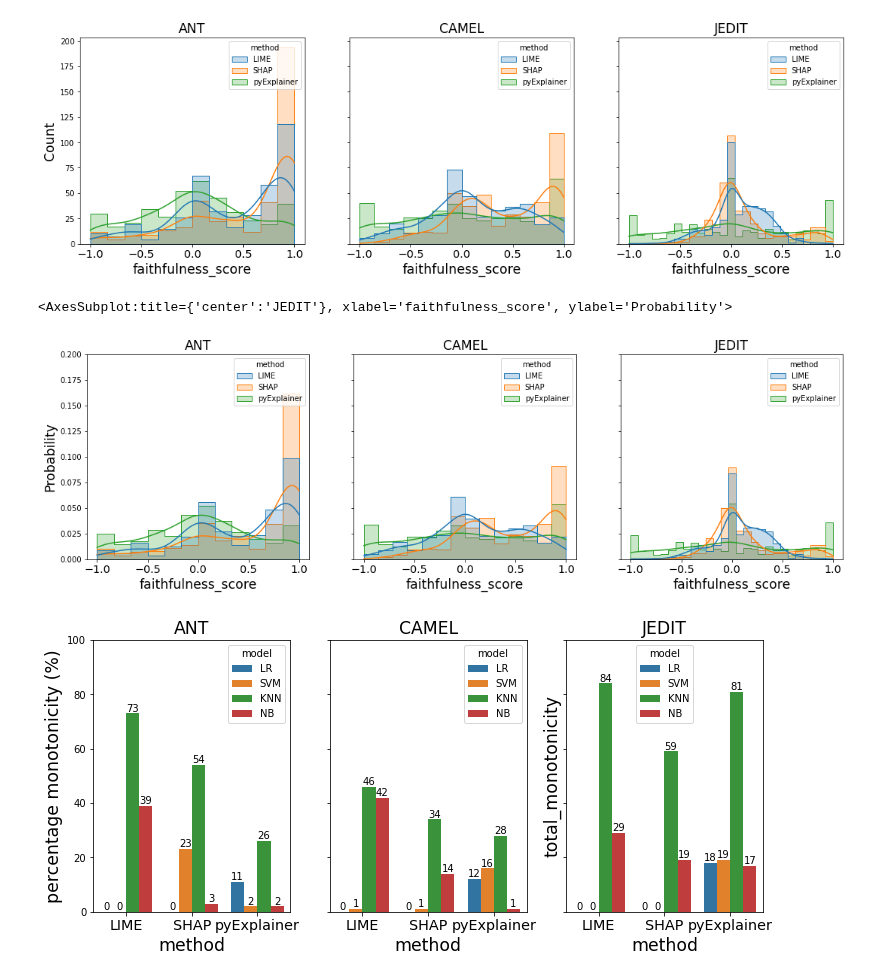
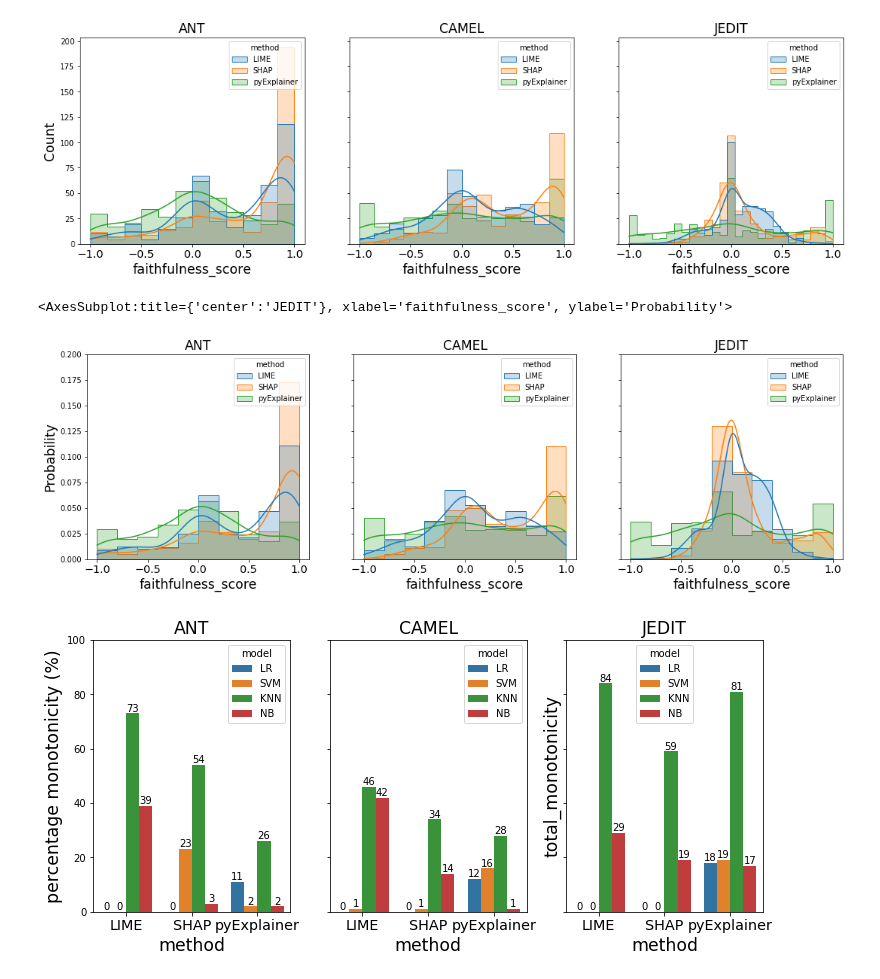
Before and after one commit to shinwenyip/xai-swe, a Jupyter notebook: charts.ipynb, the cells around one changed output. Saved outputs shown, nothing was run; the diff lists cells and outputs as text; code cells hidden in the pictures.

```diff
--- a/charts.ipynb
+++ b/charts.ipynb
@@ -203,28 +203,28 @@ plot3= sns.histplot(data=metric1dsJEDIT,x='faithfulness_score',hue='method',ax=a
 # %%
 file = 'eval_results/fs.csv'
 metric1ds = pd.read_csv(file)
 metric1dsANT = metric1ds[metric1ds.project == 'ANT']
 metric1dsCAMEL = metric1ds[metric1ds.project == 'CAMEL']
 metric1dsJEDIT = metric1ds[metric1ds.project == 'JEDIT']
 
 fig, axs= plt.subplots(1,3,figsize=(18,5), sharey='row')
 
 axs[0].set_title('ANT')
 axs[1].set_title('CAMEL')
 axs[2].set_title('JEDIT')
 
 plt.ylim([0,0.2])
-sns.histplot(data=metric1dsANT,x='faithfulness_score',hue='method',ax=axs[0],element="step",stat="probability",kde=True)
-sns.histplot(data=metric1dsCAMEL,x='faithfulness_score',hue='method',ax=axs[1],element="step",stat="probability",kde=True)
-sns.histplot(data=metric1dsJEDIT,x='faithfulness_score',hue='method',ax=axs[2],element="step",stat="probability",kde=True)
+sns.histplot(data=metric1dsANT,x='faithfulness_score',hue='method',ax=axs[0],element="step",stat="probability",kde=True,binwidth=0.2)
+sns.histplot(data=metric1dsCAMEL,x='faithfulness_score',hue='method',ax=axs[1],element="step",stat="probability",kde=True,binwidth=0.2)
+sns.histplot(data=metric1dsJEDIT,x='faithfulness_score',hue='method',ax=axs[2],element="step",stat="probability",kde=True,binwidth=0.2)
 
 
 # plot1= sns.histplot(data=metric1dsANT,x='faithfulness_score',hue='method',ax=axs[0],element="step",kde=True)
 # plot2= sns.histplot(data=metric1dsCAMEL,x='faithfulness_score',hue='method',ax=axs[1],element="step",kde=True)
 # plot3= sns.histplot(data=metric1dsJEDIT,x='faithfulness_score',hue='method',ax=axs[2],element="step",kde=True)
 # %% [output]
 <AxesSubplot:title={'center':'JEDIT'}, xlabel='faithfulness_score', ylabel='Probability'>
-[figure, old version]
+[figure, new version]
 # %%
 # metric 4 - monotonicity
 file = 'eval_results/metric4.csv'
```
